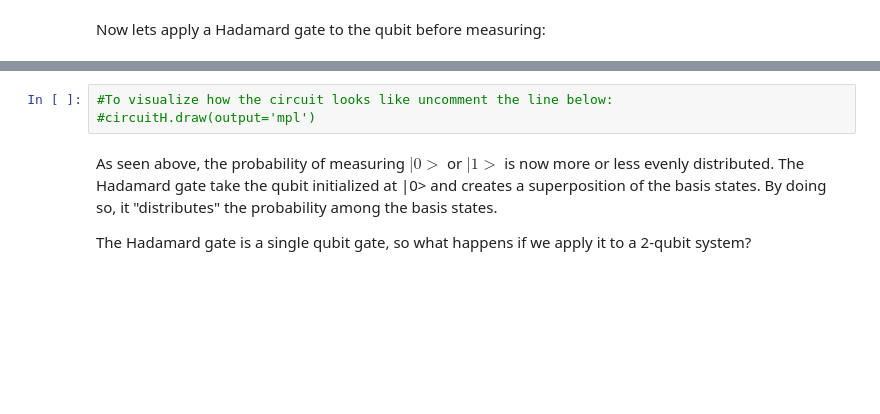
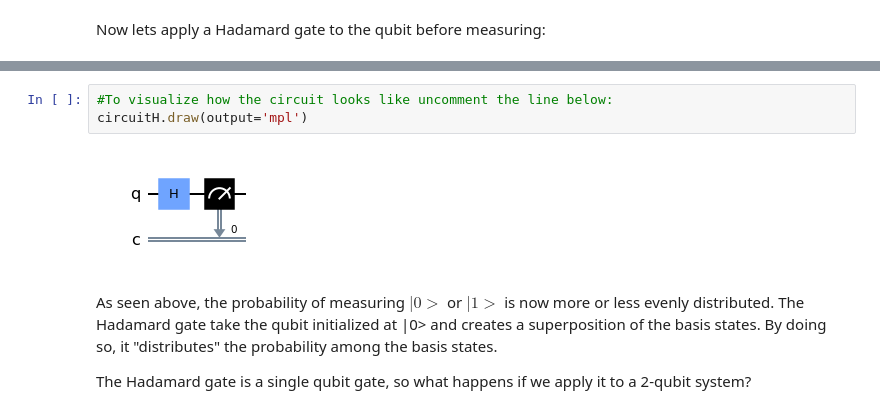
Before and after one commit to sara-nl/QuantumComputing, a Jupyter notebook: notebooks/Basics_and_Benchmarking.ipynb, the cells around one changed output, grey strips where cells are left out. Cells and saved outputs as stored; diff of their text form; blank space fills up the shorter version.

```diff
--- a/notebooks/Basics_and_Benchmarking.ipynb
+++ b/notebooks/Basics_and_Benchmarking.ipynb
@@ -267,6 +275,8 @@ plot_histogram(counts)
 # %%
 #To visualize how the circuit looks like uncomment the line below:
-#circuitH.draw(output='mpl')
+circuitH.draw(output='mpl')
+# %% [output]
+[figure, added]
 # %% [markdown]
 As seen above, the probability of measuring $|0>$ or $|1>$ is now more or less evenly distributed. The Hadamard gate take the qubit initialized at |0> and creates a superposition of the basis states. By doing so, it "distributes" the probability among the basis states.
 
```
Also changed, not shown: parts of 22 cells of this notebook.
